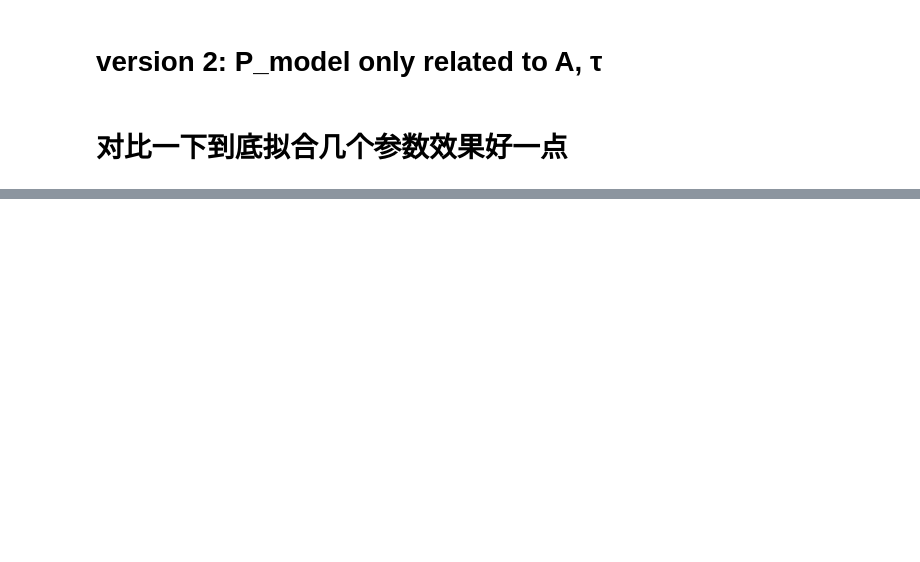
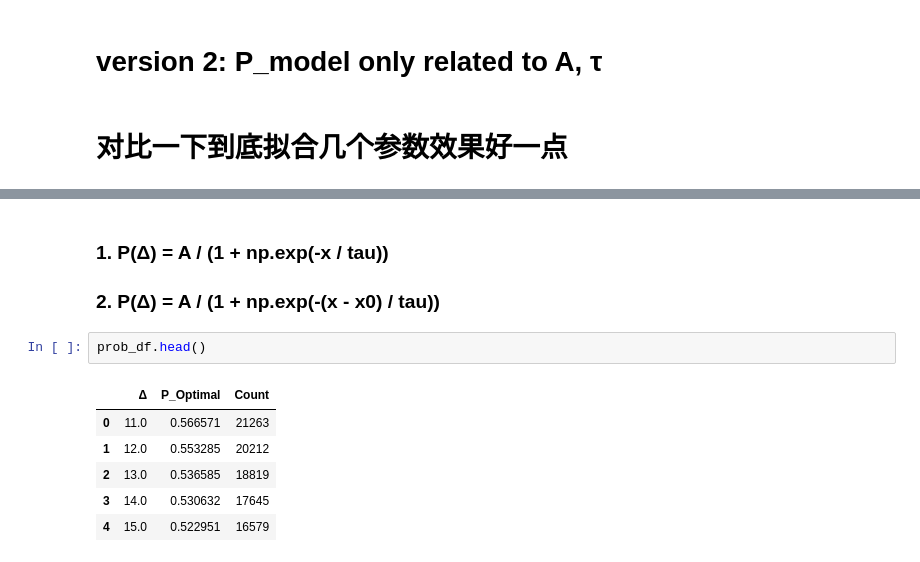
Before and after one commit to zZimablueee/Chess, a Jupyter notebook: complexity/delta_0/graphs/figure2.ipynb, the cells around one changed output, grey strips where cells are left out. Drawn from its saved outputs; the diff is of its cells as text; blank space fills up the shorter version.

```diff
--- a/complexity/delta_0/graphs/figure2.ipynb
+++ b/complexity/delta_0/graphs/figure2.ipynb
@@ -1079,0 +748,12 @@ print(final_df.to_string(index=False))
+# %% [markdown]
+### 1. P(Δ) = A / (1 + np.exp(-x / tau))
+### 2. P(Δ) = A / (1 + np.exp(-(x - x0) / tau))
+# %%
+prob_df.head()
+# %% [output]
+|  | Δ | P_Optimal | Count |
+| 0 | 11.0 | 0.566571 | 21263 |
+| 1 | 12.0 | 0.553285 | 20212 |
+| 2 | 13.0 | 0.536585 | 18819 |
+| 3 | 14.0 | 0.530632 | 17645 |
+| 4 | 15.0 | 0.522951 | 16579 |
```
Also changed, not shown: parts of 11 cells of this notebook.
